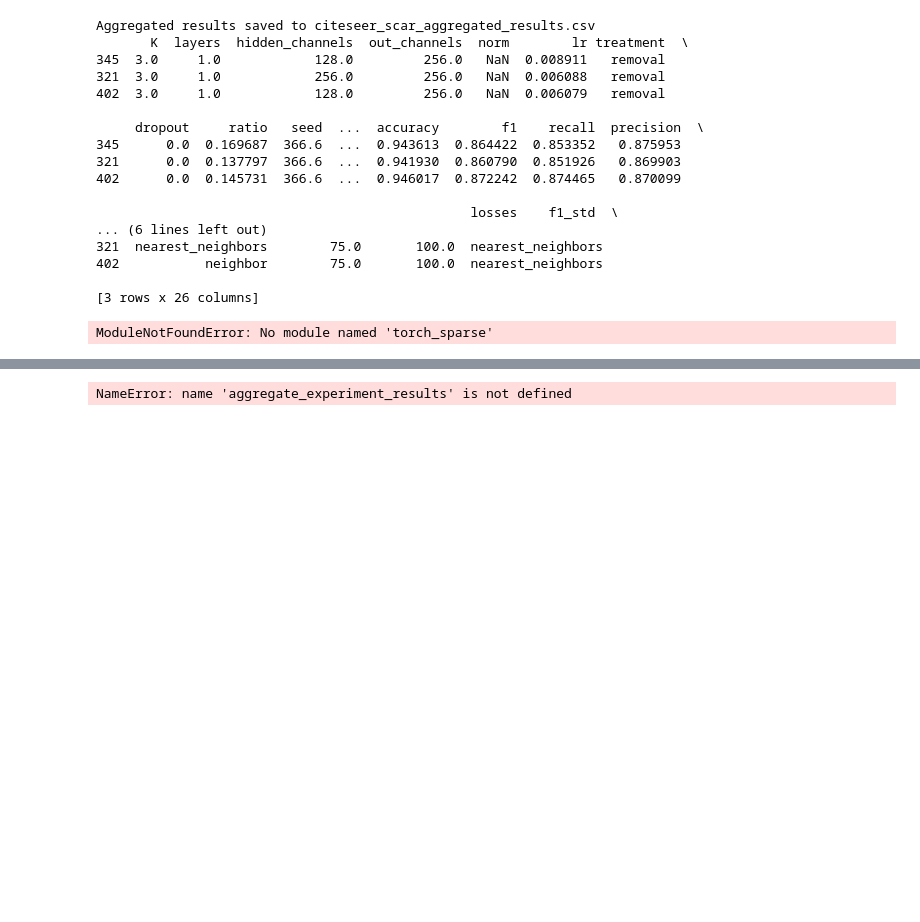
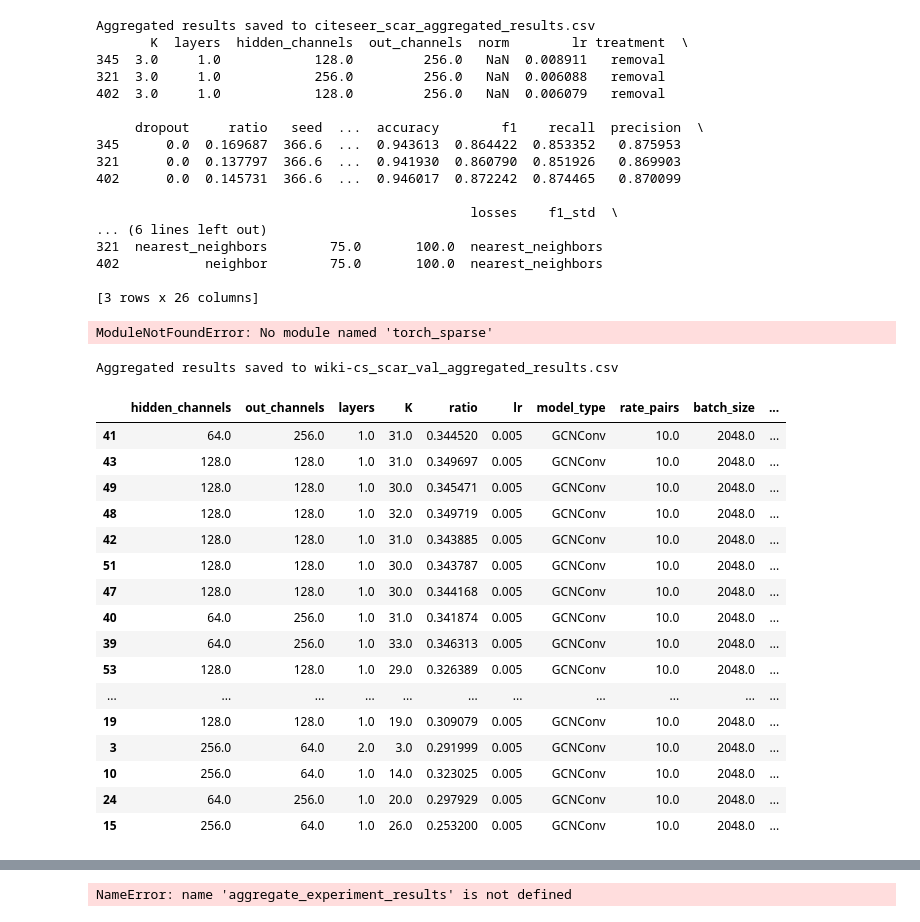
Before and after one commit to Romainkul/gnn_pu, a Jupyter notebook: NNIF-GNN/test.ipynb, the cells around one changed output, grey strips where cells are left out. Drawn from its saved outputs; the diff is of its cells as text; code cells hidden in the pictures; blank space fills up the shorter version.

```diff
--- a/NNIF-GNN/test.ipynb
+++ b/NNIF-GNN/test.ipynb
@@ -96,6 +96,25 @@ for idx, row in best_rows.iterrows():
 # %% [output]
 ModuleNotFoundError: No module named 'torch_sparse'
 # %%
-df=aggregate_experiment_results("citeseer", "scar_val")[['hidden_channels','out_channels','layers','K','ratio','lr','model_type','rate_pairs','batch_size','f1','test_f1','sampling']]
+df=aggregate_experiment_results("wiki-cs", "scar_val")[['hidden_channels','out_channels','layers','K','ratio','lr','model_type','rate_pairs','batch_size','f1','test_f1','sampling']]
 df.head(40)
+# %% [output]
+Aggregated results saved to wiki-cs_scar_val_aggregated_results.csv
+|  | hidden_channels | out_channels | layers | K | ratio | lr | model_type | rate_pairs | batch_size | ... |
+| 41 | 64.0 | 256.0 | 1.0 | 31.0 | 0.344520 | 0.005 | GCNConv | 10.0 | 2048.0 | ... |
+| 43 | 128.0 | 128.0 | 1.0 | 31.0 | 0.349697 | 0.005 | GCNConv | 10.0 | 2048.0 | ... |
+| 49 | 128.0 | 128.0 | 1.0 | 30.0 | 0.345471 | 0.005 | GCNConv | 10.0 | 2048.0 | ... |
+| 48 | 128.0 | 128.0 | 1.0 | 32.0 | 0.349719 | 0.005 | GCNConv | 10.0 | 2048.0 | ... |
+| 42 | 128.0 | 128.0 | 1.0 | 31.0 | 0.343885 | 0.005 | GCNConv | 10.0 | 2048.0 | ... |
+| 51 | 128.0 | 128.0 | 1.0 | 30.0 | 0.343787 | 0.005 | GCNConv | 10.0 | 2048.0 | ... |
+| 47 | 128.0 | 128.0 | 1.0 | 30.0 | 0.344168 | 0.005 | GCNConv | 10.0 | 2048.0 | ... |
+| 40 | 64.0 | 256.0 | 1.0 | 31.0 | 0.341874 | 0.005 | GCNConv | 10.0 | 2048.0 | ... |
+| 39 | 64.0 | 256.0 | 1.0 | 33.0 | 0.346313 | 0.005 | GCNConv | 10.0 | 2048.0 | ... |
+| 53 | 128.0 | 128.0 | 1.0 | 29.0 | 0.326389 | 0.005 | GCNConv | 10.0 | 2048.0 | ... |
+| ... | ... | ... | ... | ... | ... | ... | ... | ... | ... | ... |
+| 19 | 128.0 | 128.0 | 1.0 | 19.0 | 0.309079 | 0.005 | GCNConv | 10.0 | 2048.0 | ... |
+| 3 | 256.0 | 64.0 | 2.0 | 3.0 | 0.291999 | 0.005 | GCNConv | 10.0 | 2048.0 | ... |
+| 10 | 256.0 | 64.0 | 1.0 | 14.0 | 0.323025 | 0.005 | GCNConv | 10.0 | 2048.0 | ... |
+| 24 | 64.0 | 256.0 | 1.0 | 20.0 | 0.297929 | 0.005 | GCNConv | 10.0 | 2048.0 | ... |
+| 15 | 256.0 | 64.0 | 1.0 | 26.0 | 0.253200 | 0.005 | GCNConv | 10.0 | 2048.0 | ... |
 # %%
```
Also changed, not shown: parts of 1 cell of this notebook, 32 other files.
